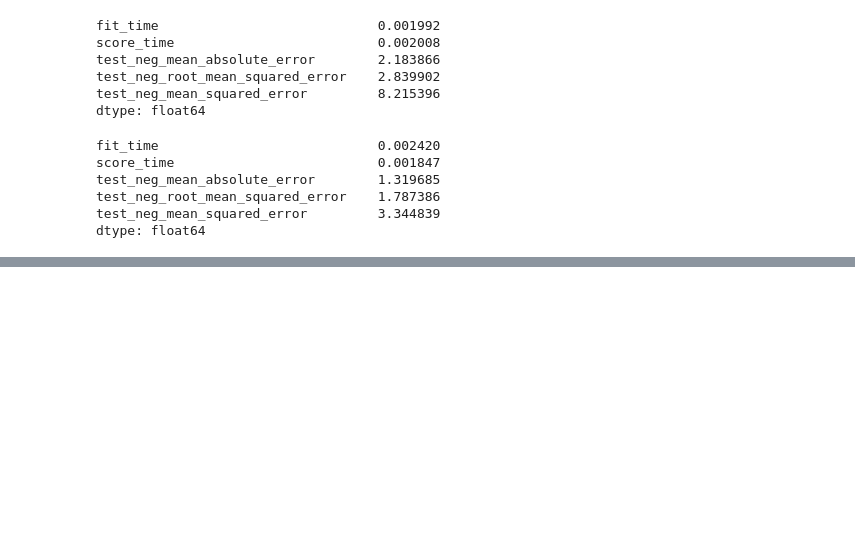
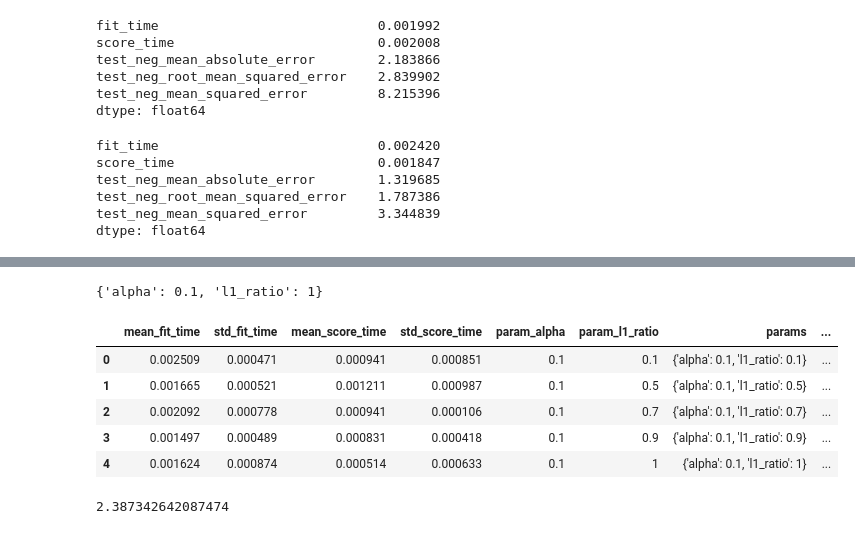
Before and after one commit to Prikshit7766/ml-class, a Jupyter notebook: K-Fold.cv/cross_val_score.ipynb, the cells around one changed output, grey strips where cells are left out. Saved outputs shown, nothing was run; the diff lists cells and outputs as text; code cells hidden in the pictures; blank space fills up the shorter version.

```diff
--- a/K-Fold.cv/cross_val_score.ipynb
+++ b/K-Fold.cv/cross_val_score.ipynb
@@ -153,0 +199,2 @@ dtype: float64
+# %%
+model7=ElasticNet()
@@ -153,0 +225,6 @@ dtype: float64
+# %%
+param_grid = {'alpha': [0.1,1,5,10,100], 'l1_ratio':[0.1, 0.5, 0.7, 0.9, 1]}
+# %%
+grid_model=GridSearchCV(model7, param_grid=param_grid,scoring='neg_mean_absolute_error',cv=5, verbose=3)
+# %%
+grid_model.fit(X_train,y_train)
@@ -153,0 +253,16 @@ dtype: float64
+# %%
+
+grid_model.best_params_
+#or
+#grid_model.best_estimator
+# %% [output]
+{'alpha': 0.1, 'l1_ratio': 1}
+# %%
+pd.DataFrame(grid_model.cv_results_).head()
+# %% [output]
+|  | mean_fit_time | std_fit_time | mean_score_time | std_score_time | param_alpha | param_l1_ratio | params | ... |
+| 0 | 0.002509 | 0.000471 | 0.000941 | 0.000851 | 0.1 | 0.1 | {'alpha': 0.1, 'l1_ratio': 0.1} | ... |
+| 1 | 0.001665 | 0.000521 | 0.001211 | 0.000987 | 0.1 | 0.5 | {'alpha': 0.1, 'l1_ratio': 0.5} | ... |
+| 2 | 0.002092 | 0.000778 | 0.000941 | 0.000106 | 0.1 | 0.7 | {'alpha': 0.1, 'l1_ratio': 0.7} | ... |
+| 3 | 0.001497 | 0.000489 | 0.000831 | 0.000418 | 0.1 | 0.9 | {'alpha': 0.1, 'l1_ratio': 0.9} | ... |
+| 4 | 0.001624 | 0.000874 | 0.000514 | 0.000633 | 0.1 | 1 | {'alpha': 0.1, 'l1_ratio': 1} | ... |
@@ -153,0 +273,4 @@ dtype: float64
+# %%
+mean_squared_error(y_test,y_pred)
+# %% [output]
+2.387342642087474
```
Also changed, not shown: parts of 10 cells of this notebook.
